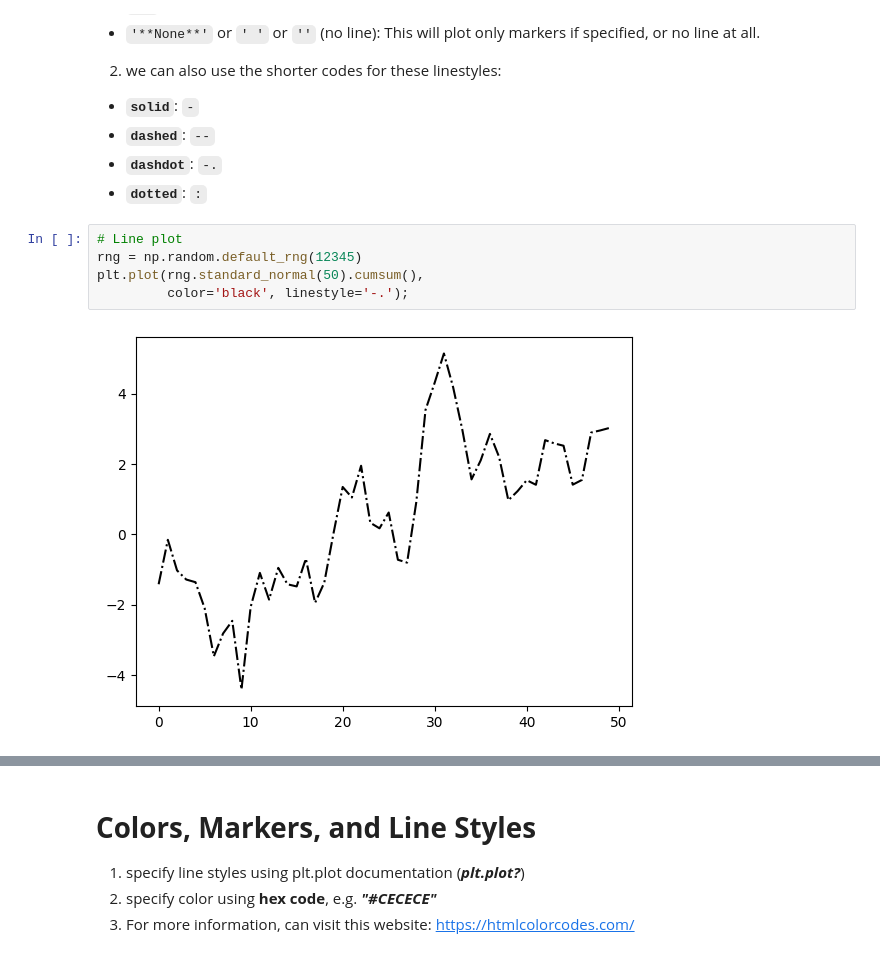
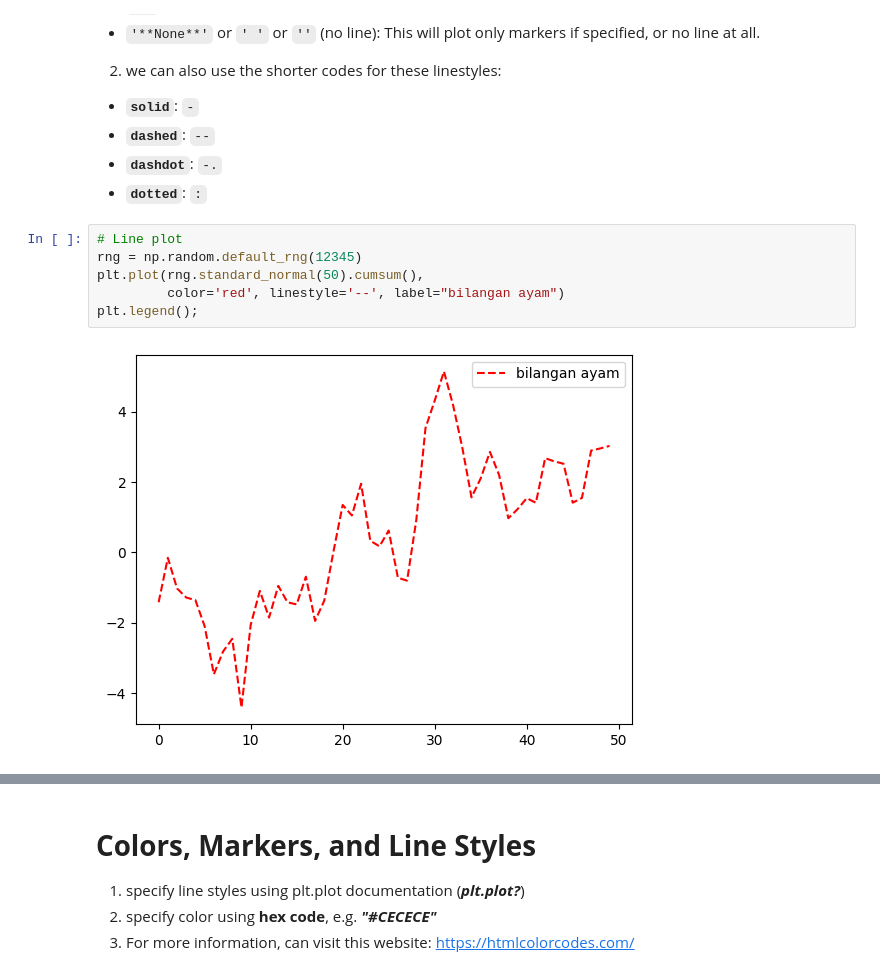
Before and after one commit to muzaffarizamuddin/Data-Science-Project, a Jupyter notebook: P166246_Week13_Plotting_Visualization_20260103.ipynb, the cells around one changed output, grey strips where cells are left out. Cells and saved outputs as stored; diff of their text form.

```diff
--- a/P166246_Week13_Plotting_Visualization_20260103.ipynb
+++ b/P166246_Week13_Plotting_Visualization_20260103.ipynb
@@ -106,7 +111,8 @@ plt.hist(rng.standard_normal(100), bins=20,
 # %%
 # Line plot
 rng = np.random.default_rng(12345)
 plt.plot(rng.standard_normal(50).cumsum(),
-         color='black', linestyle='-.');
+         color='red', linestyle='--', label="bilangan ayam")
+plt.legend();
 # %% [output]
-[figure, old version]
+[figure, new version]
```
Also changed, not shown: parts of 18 cells of this notebook.
